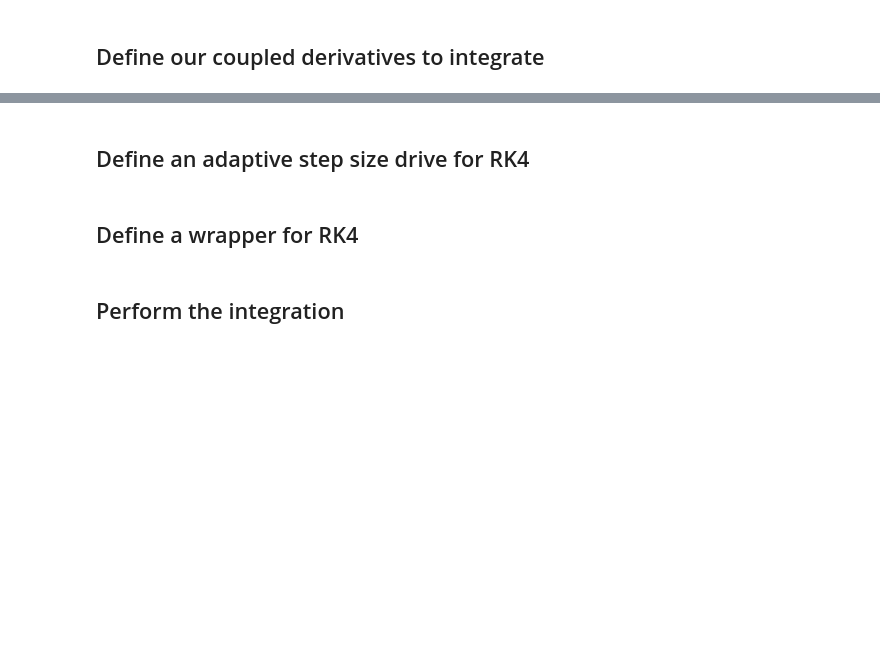
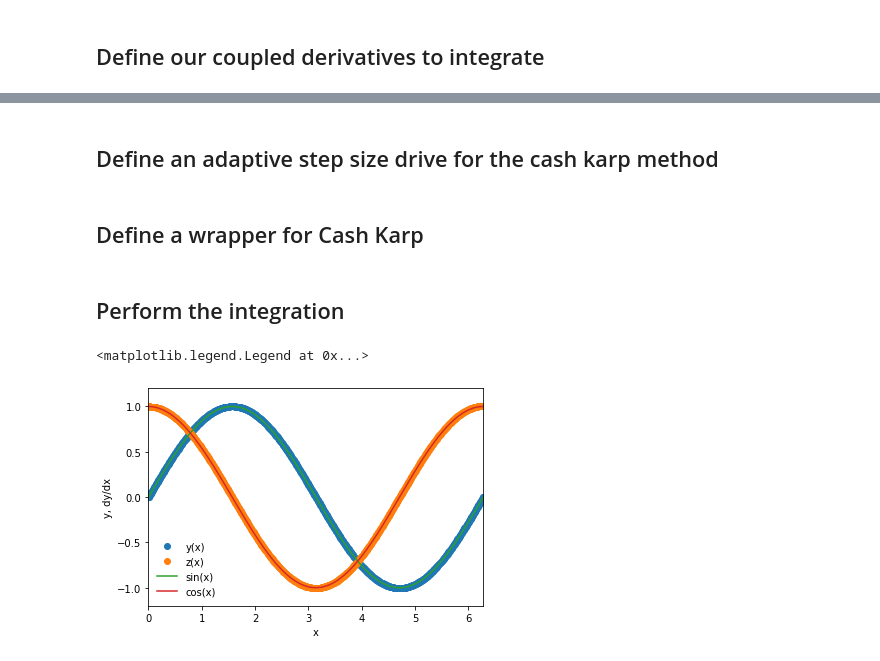
Before and after one commit to Aukau/Astr-119, a Jupyter notebook: astr-119-hw/astr-119-hw-6/hw-6.ipynb, the cells around one changed output, grey strips where cells are left out. Saved outputs shown, nothing was run; the diff lists cells and outputs as text; code cells hidden in the pictures; blank space fills up the shorter version.

```diff
--- a/astr-119-hw/astr-119-hw-6/hw-6.ipynb
+++ b/astr-119-hw/astr-119-hw-6/hw-6.ipynb
@@ -76,14 +99,14 @@ def rk4_mv_core(dydx, xi, yi, nv, h):
 # %% [markdown]
-## Define an adaptive step size drive for RK4
+## Define an adaptive step size drive for the cash karp method
 # %%
-def rk4_mv_ad(dydx, x_i, y_i, nv, h, tol):
+def cash_karp_mv_ad(dfdx, x_i, y_i, nv, h, tol):
 
     #define safety scale
     SAFETY    = 0.9
     H_NEW_FAC = 2.0
 
     #set a maximum number of iterations
-    imax = 10000
+    imax = 1000
 
     #set an iteration variable
     i = 0
@@ -96,14 +119,8 @@ def rk4_mv_ad(dydx, x_i, y_i, nv, h, tol):
 
     #adjust step
     while(Delta.max()/tol > 1.0):
-        #estimate our error by taking one step of size h
-        #vs. two steps of size h/2
-        y_2   = rk4_mv_core(dydx, x_i, y_i, nv, h_step)
-        y_1   = rk4_mv_core(dydx, x_i, y_i, nv, 0.5*h_step)
-        y_11  = rk4_mv_core(dydx, x_i+0.5*h_step, y_1, nv, 0.5*h_step)
 
-        #compute an error
-        Delta = np.fabs(y_2 - y_11)
+        y_ipo, Delta = cash_karp_core_mv(x_i, y_i, nv, h_step, dfdx)
 
         #if the error is too large, take a smaller step
         if(Delta.max()/tol > 1.0):
@@ -123,11 +140,11 @@ def rk4_mv_ad(dydx, x_i, y_i, nv, h, tol):
     h_new = np.fmin(h_step * (Delta.max()/tol)**(-0.9), h_step*H_NEW_FAC)
 
     #return the answer, a new step, and the step we actually took
-    return y_2, h_new, h_step
+    return y_ipo, h_new, h_step
 # %% [markdown]
-## Define a wrapper for RK4
+## Define a wrapper for Cash Karp
 # %%
-def rk4_mv(dfdx, a, b, y_a, tol):
+def cash_karp_mv(dfdx, a, b, y_a, tol):
 
     #dfdx is the derivative wrt x
     #a is the lower bound
@@ -143,7 +160,7 @@ def rk4_mv(dfdx, a, b, y_a, tol):
     h = 1.0e-4 * (b-a)
 
     #set a maximum number of iterations
-    imax = 10000
+    imax = 1000
 
     #set an iteration variable
     i = 0
@@ -162,7 +179,7 @@ def rk4_mv(dfdx, a, b, y_a, tol):
     while(flag):
 
         #calculate y_i+1
-        yi_new, h_new, h_step = rk4_mv_ad(dydx, xi, yi, nv, h, tol)
+        y_ipo, h_new, h_step = cash_karp_mv_ad(dfdx, xi, yi, nv, h, tol)
 
         #update the step
         h = h_new
@@ -173,22 +190,22 @@ def rk4_mv(dfdx, a, b, y_a, tol):
             h = b-xi
 
             #recalculate y_i + 1
-            yi_new, h_new, h_step = rk4_mv_ad(dydx, xi, yi, nv, h, tol)
+            y_ipo, h_new, h_step = cash_karp_mv_ad(dfdx, xi, yi, nv, h, tol)
 
             #break
             flag = 0
 
         #update values
         xi += h_step
-        yi[:] = yi_new[:]
+        yi = y_ipo.copy()
 
         #add the step to the arrays
         x = np.append(x, xi)
-        y_new = np.zeros((len(x), nv))
-        y_new[0:len(x) - 1, :] = y
-        y_new[-1, :] = yi[:]
+        y_ipo = np.zeros((len(x), nv))
+        y_ipo[0:len(x) - 1, :] = y[:]
+        y_ipo[-1, :] = yi[:]
         del y
-        y = y_new
+        y = y_ipo
 
         #prevent too many iterations
         if(i >= imax):
@@ -199,7 +216,7 @@ def rk4_mv(dfdx, a, b, y_a, tol):
         i += 1
 
         #output some information
-        s = "i = %3d\tx = %9.8f\th = %9.8f\tb=%9.8f" % (i, xi, h_step, b)
+        s = "i = %3d\tx = %9.8f\ty = %9.8f\th = %9.8f\tb=%9.8f" % (i, xi, yi[0], h_step, b)
         print(s)
 
         #break if new xi is == b
@@ -213,13 +230,25 @@ def rk4_mv(dfdx, a, b, y_a, tol):
 # %%
 a = 0.0
 b = 2.0 * np.pi
 
 y_0 = np.zeros(2)
 y_0[0] = 0.0
 y_0[1] = 1.0
 nv = 2
 
 tolerance = 1.0e-6
 
 #perform the integration
-x,y = rk4_mv(dydx, a, b, y_0, tolerance)
+x,y = cash_karp_mv(dfdx, a, b, y_0, tolerance)
+plt.plot(x, y[:,0], 'o', label='y(x)')
+plt.plot(x, y[:,1], 'o', label='z(x)')
+plt.plot(x, np.sin(x), label='sin(x)')
+plt.plot(x, np.cos(x), label='cos(x)')
+plt.xlabel('x')
+plt.ylabel('y, dy/dx')
+plt.xlim([0, 2*np.pi])
+plt.ylim([-1.2, 1.2])
+plt.legend(frameon=False)
+# %% [output]
+<matplotlib.legend.Legend at 0x...>
+[figure, added]
```
Also changed, not shown: parts of 5 cells of this notebook.
